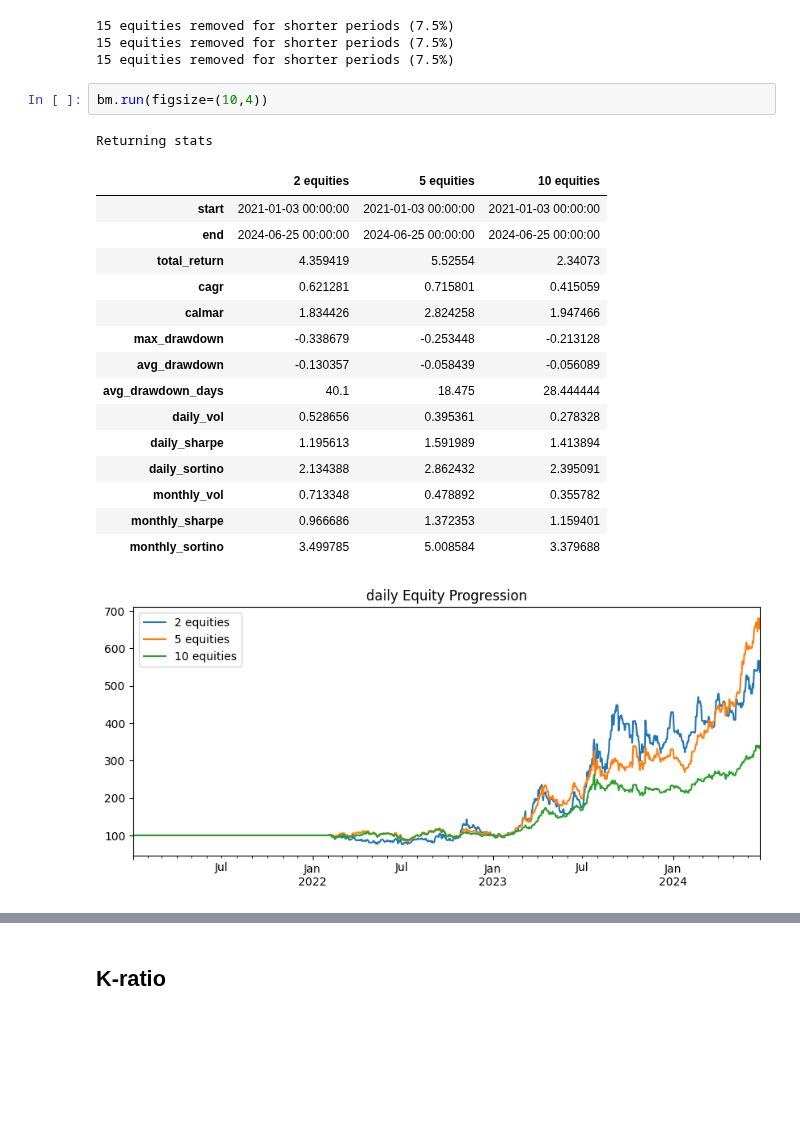
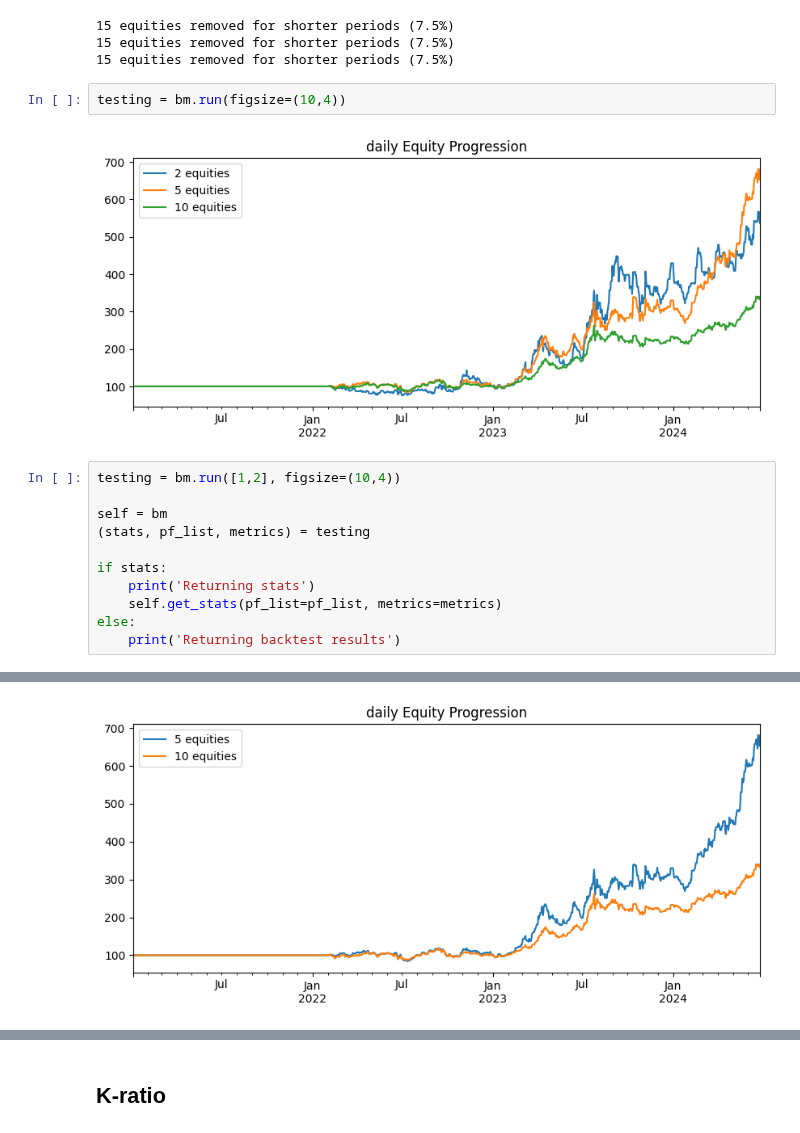
Before and after one commit to lbk209/portfolio, a Jupyter notebook: backtest_portfolios.ipynb, the cells around one changed output, grey strips where cells are left out. Cells and saved outputs as stored; diff of their text form; blank space fills up the shorter version.

```diff
--- a/backtest_portfolios.ipynb
+++ b/backtest_portfolios.ipynb
@@ -1049,22 +996,18 @@ for n_equities in [2, 5, 10]:
 15 equities removed for shorter periods (7.5%)
 15 equities removed for shorter periods (7.5%)
 # %%
-bm.run(figsize=(10,4))
+testing = bm.run(figsize=(10,4))
 # %% [output]
-Returning stats
-|  | 2 equities | 5 equities | 10 equities |
-| start | 2021-01-03 00:00:00 | 2021-01-03 00:00:00 | 2021-01-03 00:00:00 |
-| end | 2024-06-25 00:00:00 | 2024-06-25 00:00:00 | 2024-06-25 00:00:00 |
-| total_return | 4.359419 | 5.52554 | 2.34073 |
-| cagr | 0.621281 | 0.715801 | 0.415059 |
-| calmar | 1.834426 | 2.824258 | 1.947466 |
-| max_drawdown | -0.338679 | -0.253448 | -0.213128 |
-| avg_drawdown | -0.130357 | -0.058439 | -0.056089 |
-| avg_drawdown_days | 40.1 | 18.475 | 28.444444 |
-| daily_vol | 0.528656 | 0.395361 | 0.278328 |
-| daily_sharpe | 1.195613 | 1.591989 | 1.413894 |
-| daily_sortino | 2.134388 | 2.862432 | 2.395091 |
-| monthly_vol | 0.713348 | 0.478892 | 0.355782 |
-| monthly_sharpe | 0.966686 | 1.372353 | 1.159401 |
-| monthly_sortino | 3.499785 | 5.008584 | 3.379688 |
 [figure]
+# %%
+testing = bm.run([1,2], figsize=(10,4))
+
+self = bm
+(stats, pf_list, metrics) = testing
+
+if stats:
+    print('Returning stats')
+    self.get_stats(pf_list=pf_list, metrics=metrics)
+else:
+    print('Returning backtest results')
+# %% [output]
@@ -1070,0 +1016 @@ Returning stats
+[figure, added]
```
Also changed, not shown: parts of 46 cells of this notebook, 2 other files.
